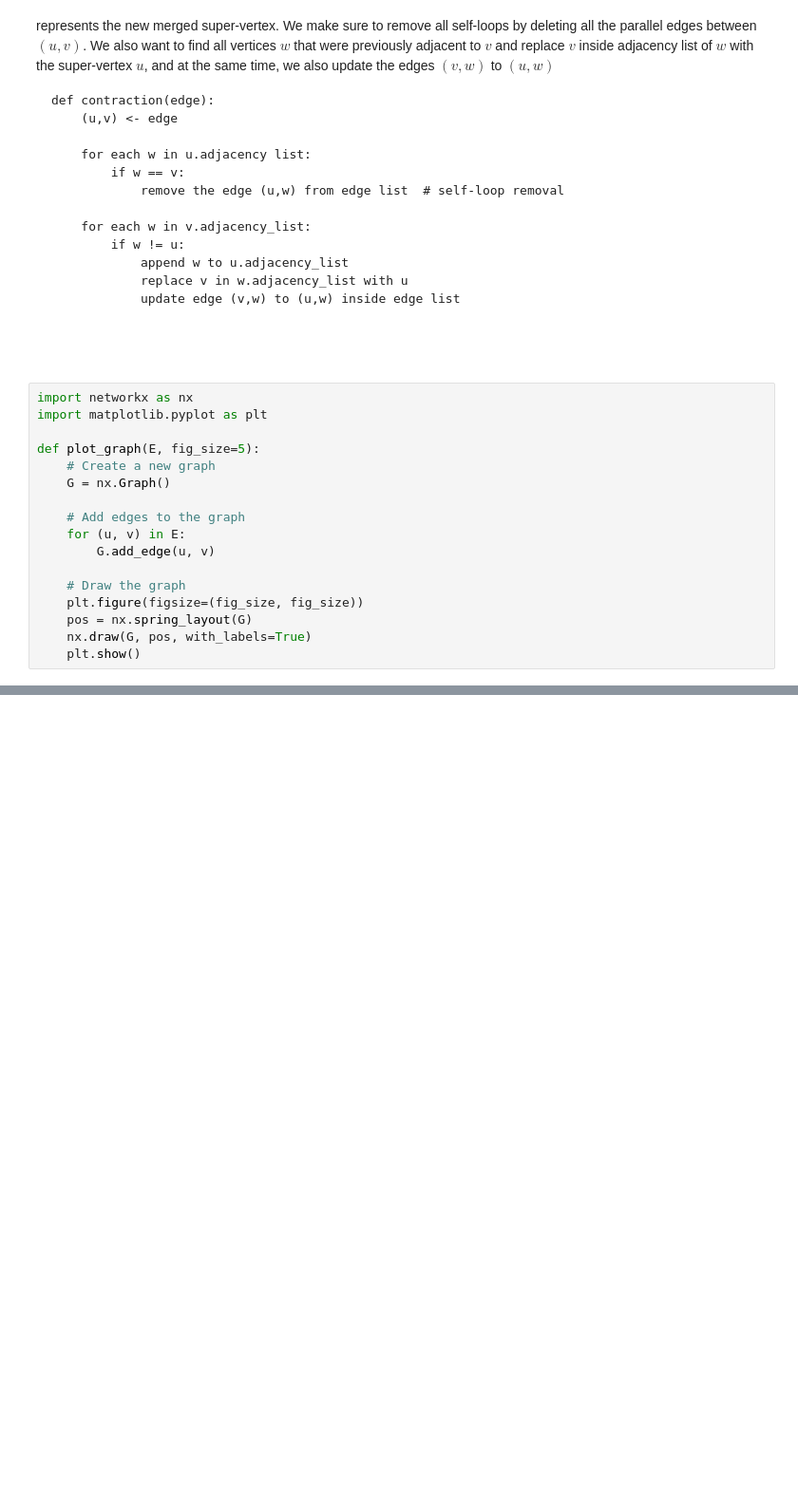
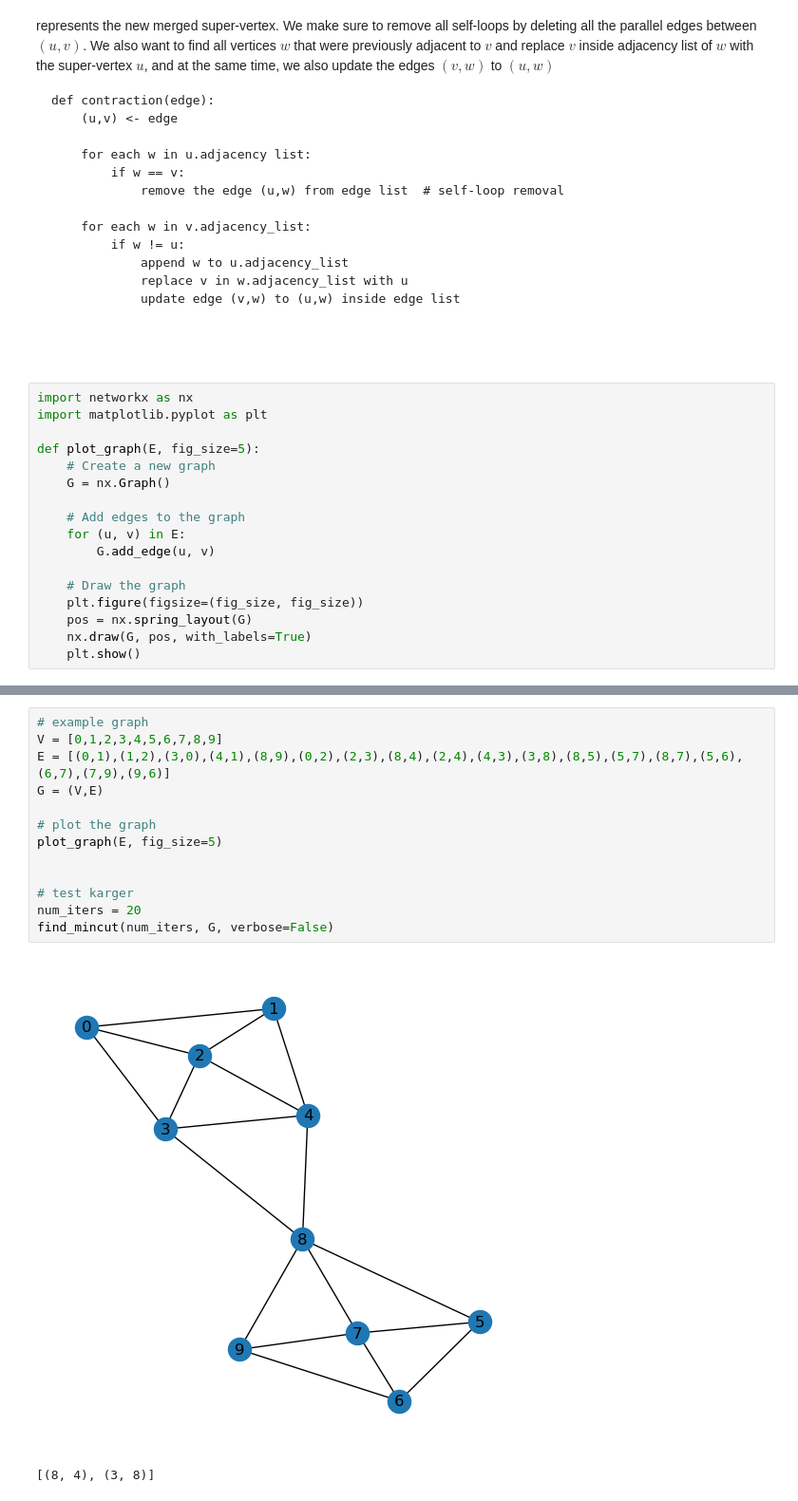
Before and after one commit to tsultan16/Classic_Algorithms, a Jupyter notebook: Minimum_Cut/karger_adjacency_list.ipynb, the cells around one changed output, grey strips where cells are left out. Shown at 95% size. Saved outputs shown, nothing was run; the diff lists cells and outputs as text; blank space fills up the shorter version.

```diff
--- a/Minimum_Cut/karger_adjacency_list.ipynb
+++ b/Minimum_Cut/karger_adjacency_list.ipynb
@@ -202,0 +206,16 @@ Remaining edges after contractions: [(1, 2), (0, 2)]
+# %%
+# example graph
+V = [0,1,2,3,4,5,6,7,8,9]
+E = [(0,1),(1,2),(3,0),(4,1),(8,9),(0,2),(2,3),(8,4),(2,4),(4,3),(3,8),(8,5),(5,7),(8,7),(5,6),(6,7),(7,9),(9,6)]
+G = (V,E)
+
+# plot the graph
+plot_graph(E, fig_size=5)
+
+
+# test karger
+num_iters = 20
+find_mincut(num_iters, G, verbose=False)
+# %% [output]
+[figure, added]
+[(8, 4), (3, 8)]
```
Also changed, not shown: parts of 2 cells of this notebook.
